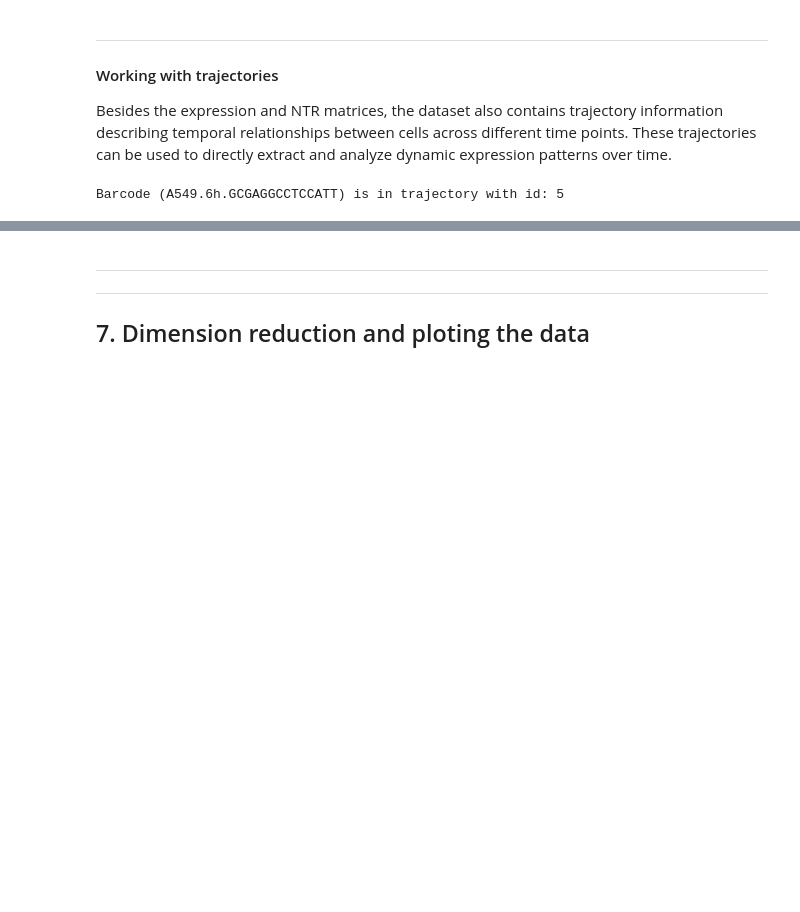
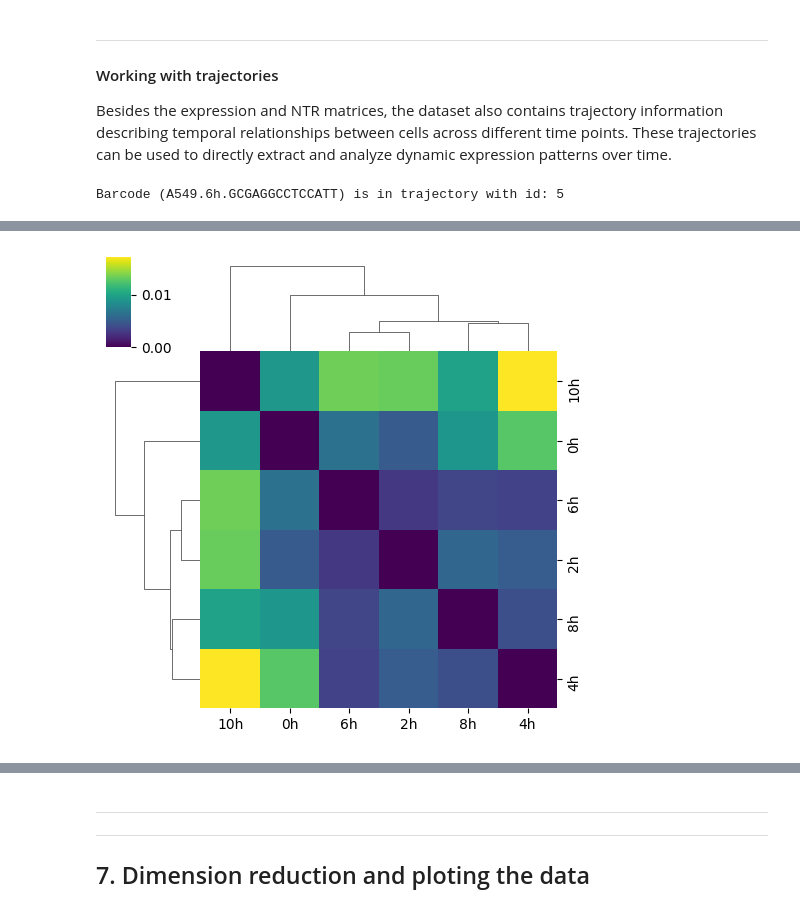
Before and after one commit to ZanderNic/sciflow, a Jupyter notebook: notebooks/01_tutorial.ipynb, the cells around one changed output, grey strips where cells are left out. Cells and saved outputs as stored; diff of their text form; code cells hidden in the pictures; blank space fills up the shorter version.

```diff
--- a/notebooks/01_tutorial.ipynb
+++ b/notebooks/01_tutorial.ipynb
@@ -413 +468,7 @@ expression_cells = scifate_data.get_trajectory_expression(barcode="A549.4h.GCGGA
 cells_dist_matrix = scifate_data.create_distance_matrix(matrix=expression_cells, distance=CorrelationDistance(), entity="cell", data="expression", save=True)
+# %%
+cells_dist_matrix.row_label, cells_dist_matrix.col_label = "time", "time"
+
+fig =  plotter.plot_distance_matrix(dist_matrix=cells_dist_matrix, cluster_cols=True, figsize=(5,5))
+# %% [output]
+[figure, added]
```
Also changed, not shown: parts of 41 cells of this notebook, 4 other files.
